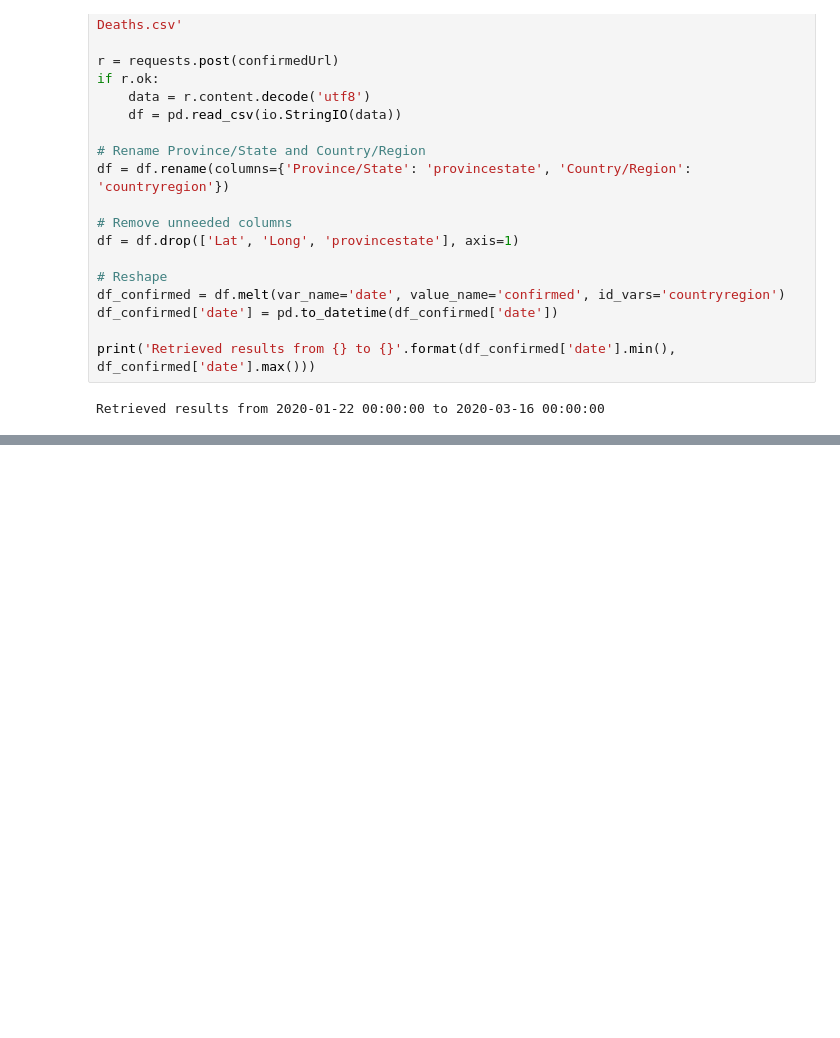
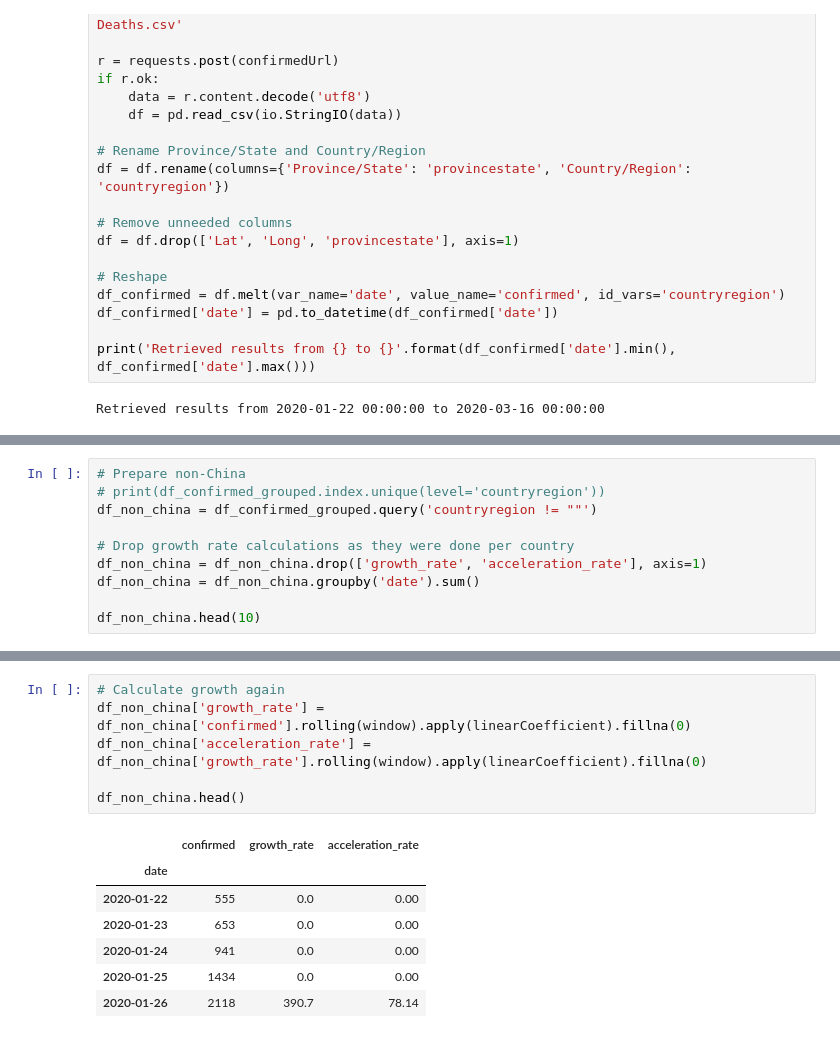
Before and after one commit to ivanmkc/covid19, a Jupyter notebook: covid.ipynb, the cells around one changed output, grey strips where cells are left out. Drawn from its saved outputs; the diff is of its cells as text; blank space fills up the shorter version.

```diff
--- a/covid.ipynb
+++ b/covid.ipynb
@@ -70,0 +86,10 @@ df_china_prepared.head(10)
+# %%
+# Prepare non-China
+# print(df_confirmed_grouped.index.unique(level='countryregion'))
+df_non_china = df_confirmed_grouped.query('countryregion != ""')
+
+# Drop growth rate calculations as they were done per country
+df_non_china = df_non_china.drop(['growth_rate', 'acceleration_rate'], axis=1)
+df_non_china = df_non_china.groupby('date').sum()
+
+df_non_china.head(10)
@@ -71 +109,15 @@ df_china_prepared.head(10)
+# %%
+# Calculate growth again
+df_non_china['growth_rate'] = df_non_china['confirmed'].rolling(window).apply(linearCoefficient).fillna(0)
+df_non_china['acceleration_rate'] = df_non_china['growth_rate'].rolling(window).apply(linearCoefficient).fillna(0)
+
+df_non_china.head()
+# %% [output]
+|  | confirmed | growth_rate | acceleration_rate |
+| date |  |  |  |
+| 2020-01-22 | 555 | 0.0 | 0.00 |
+| 2020-01-23 | 653 | 0.0 | 0.00 |
+| 2020-01-24 | 941 | 0.0 | 0.00 |
+| 2020-01-25 | 1434 | 0.0 | 0.00 |
+| 2020-01-26 | 2118 | 390.7 | 78.14 |
 # %%
```
Also changed, not shown: parts of 11 cells of this notebook.
